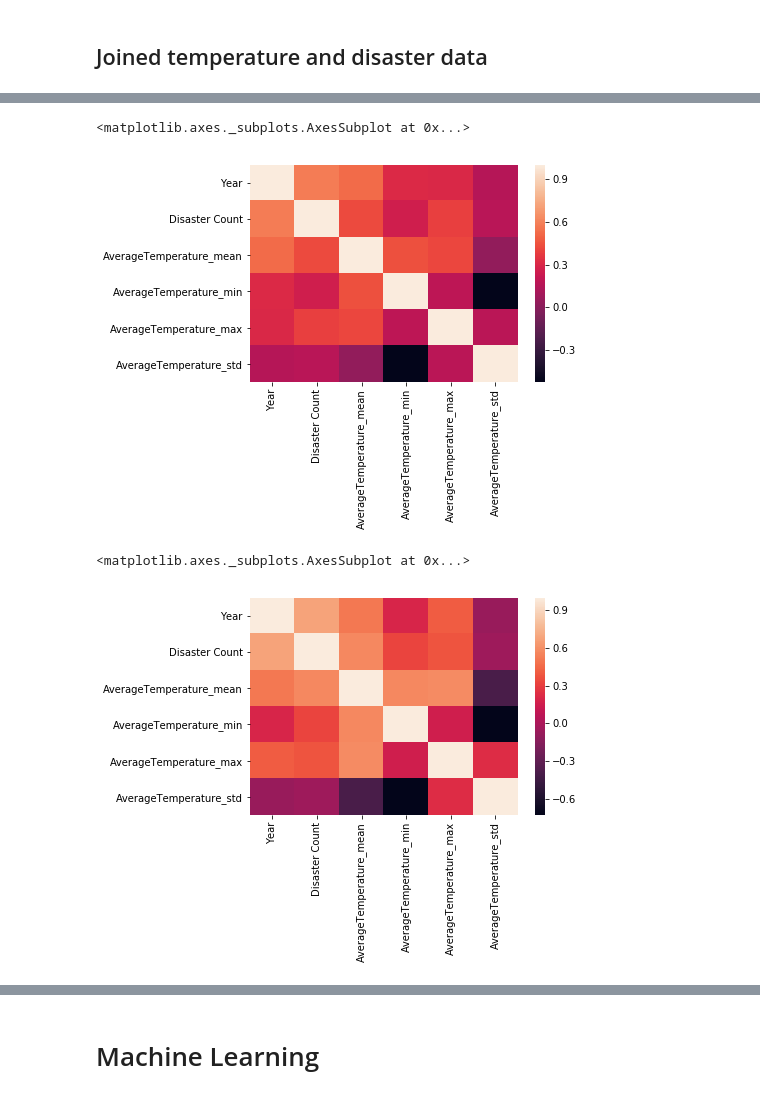
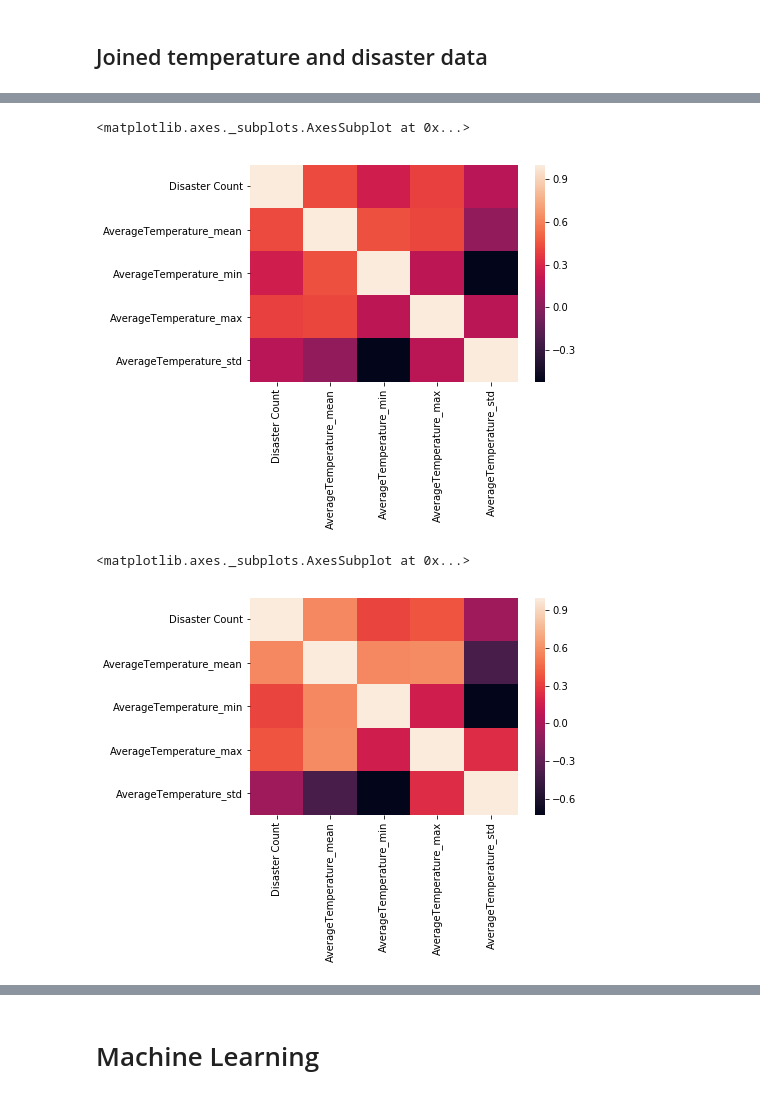
Before and after one commit to karahahn/Springboard_Capstone1, a Jupyter notebook: Capstone 1 Final Report.ipynb, the cells around one changed output, grey strips where cells are left out. Cells and saved outputs as stored; diff of their text form; code cells hidden in the pictures.

```diff
--- a/Capstone 1 Final Report.ipynb
+++ b/Capstone 1 Final Report.ipynb
@@ -802,21 +888,25 @@ for k in combined:
 ('west south central south region', 'Tornado') -0.2512731881629602
 # %%
 # correlation map for Mountain West Region / Fire
-corr = joindf.loc[('mountain west region', 'Fire')].corr()
+corrdf = joindf.loc[('mountain west region', 'Fire')]
+corrdf = corrdf.drop(['Year'], axis=1)
+corr = corrdf.corr()
 sns.heatmap(corr,
         xticklabels=corr.columns,
         yticklabels=corr.columns)
 # %% [output]
 <matplotlib.axes._subplots.AxesSubplot at 0x...>
-[figure, old version]
+[figure, new version]
 # %%
 # correlation map for New England Northeast Region / Storm
-corr = joindf.loc[('new england northeast region', 'Storm')].corr()
+corrdf = joindf.loc[('new england northeast region', 'Storm')]
+corrdf = corrdf.drop(['Year'], axis=1)
+corr = corrdf.corr()
 sns.heatmap(corr,
         xticklabels=corr.columns,
         yticklabels=corr.columns)
 # %% [output]
 <matplotlib.axes._subplots.AxesSubplot at 0x...>
-[figure, old version]
+[figure, new version]
 # %%
 # correlation map for Mid Atlantic Northeast Region / Hurricane
```
Also changed, not shown: parts of 83 cells of this notebook.
